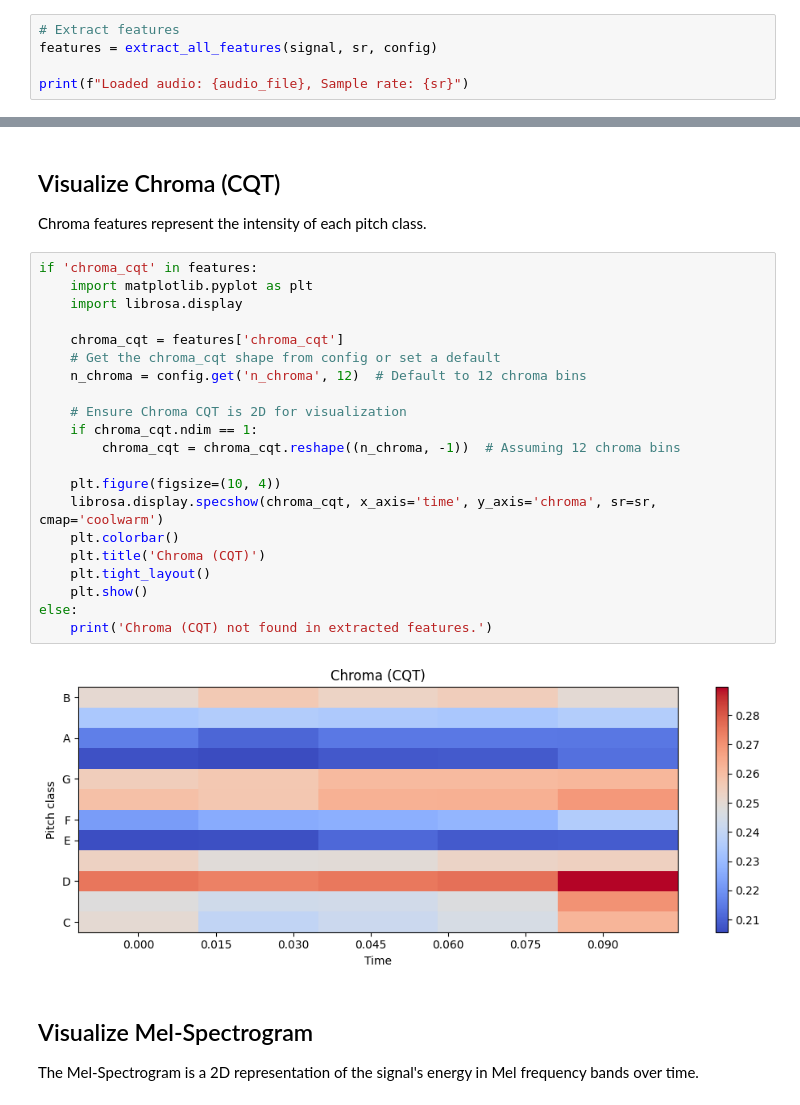
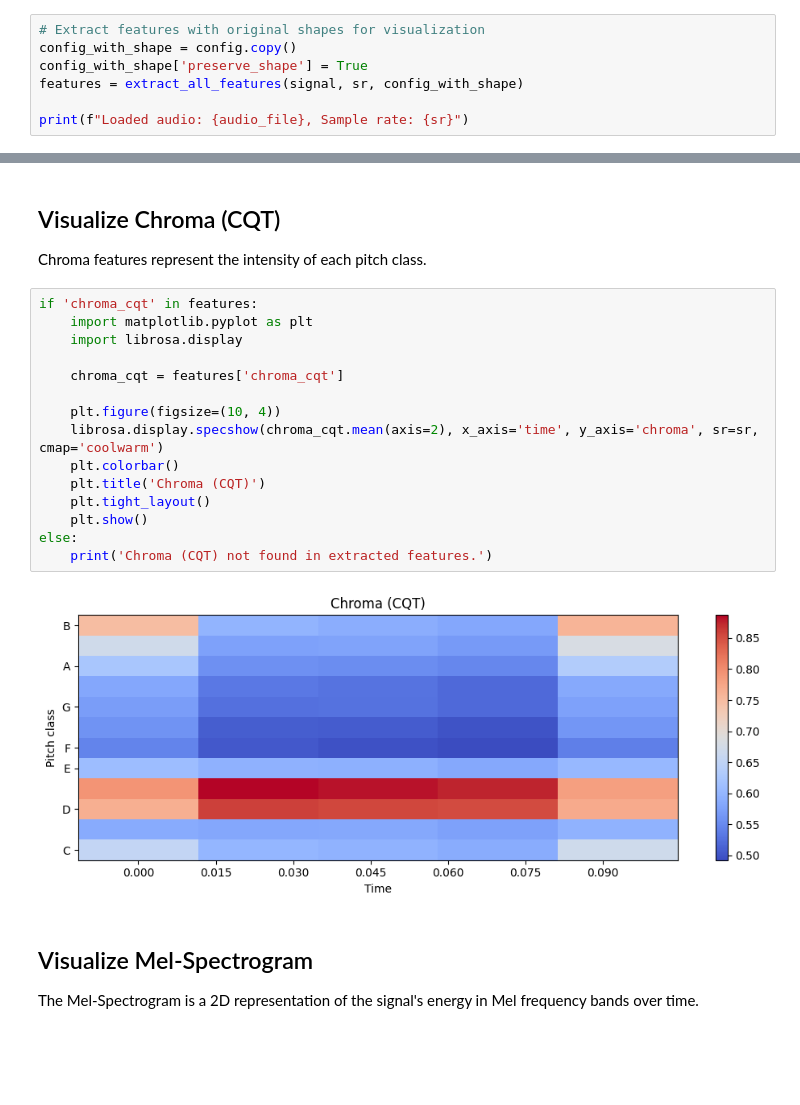
Before and after one commit to danilodsp/AFX, a Jupyter notebook: notebooks/feature_2d_visualization_demo.ipynb, the cells around one changed output, grey strips where cells are left out. Saved outputs shown, nothing was run; the diff lists cells and outputs as text; blank space fills up the shorter version.

Commit message:
Fix dimensions for visualization

```diff
--- a/notebooks/feature_2d_visualization_demo.ipynb
+++ b/notebooks/feature_2d_visualization_demo.ipynb
@@ -33,8 +33,10 @@ audio_file = os.path.join(audio_path, 'audio', sample['filename'])
 config = load_config(config_full_path)
 signal, sr = load_audio(audio_file, sr=config['sample_rate'])
 # %%
-# Extract features
-features = extract_all_features(signal, sr, config)
+# Extract features with original shapes for visualization
+config_with_shape = config.copy()
+config_with_shape['preserve_shape'] = True
+features = extract_all_features(signal, sr, config_with_shape)
 
 print(f"Loaded audio: {audio_file}, Sample rate: {sr}")
 # %% [output]
@@ -67,26 +62,20 @@ Chroma features represent the intensity of each pitch class.
 # %%
 if 'chroma_cqt' in features:
     import matplotlib.pyplot as plt
     import librosa.display
 
     chroma_cqt = features['chroma_cqt']
-    # Get the chroma_cqt shape from config or set a default
-    n_chroma = config.get('n_chroma', 12)  # Default to 12 chroma bins
-
-    # Ensure Chroma CQT is 2D for visualization
-    if chroma_cqt.ndim == 1:
-        chroma_cqt = chroma_cqt.reshape((n_chroma, -1))  # Assuming 12 chroma bins
 
     plt.figure(figsize=(10, 4))
-    librosa.display.specshow(chroma_cqt, x_axis='time', y_axis='chroma', sr=sr, cmap='coolwarm')
+    librosa.display.specshow(chroma_cqt.mean(axis=2), x_axis='time', y_axis='chroma', sr=sr, cmap='coolwarm')
     plt.colorbar()
     plt.title('Chroma (CQT)')
     plt.tight_layout()
     plt.show()
 else:
     print('Chroma (CQT) not found in extracted features.')
 # %% [output]
-[figure, old version]
+[figure, new version]
 # %% [markdown]
 ## Visualize Mel-Spectrogram
 The Mel-Spectrogram is a 2D representation of the signal's energy in Mel frequency bands over time.
```
Also changed, not shown: parts of 3 cells of this notebook, 2 other files.
